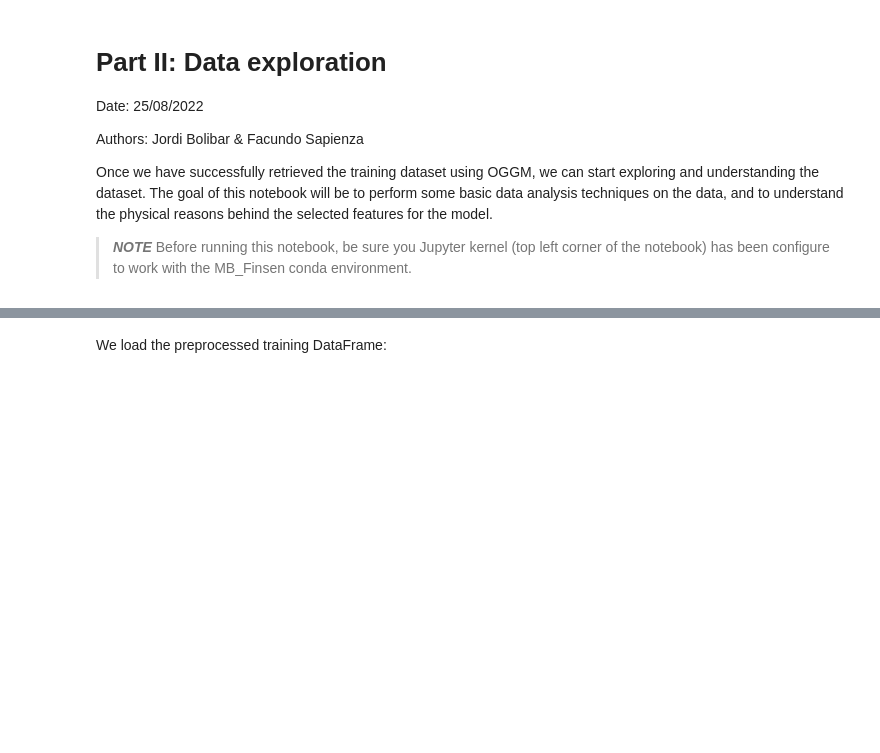
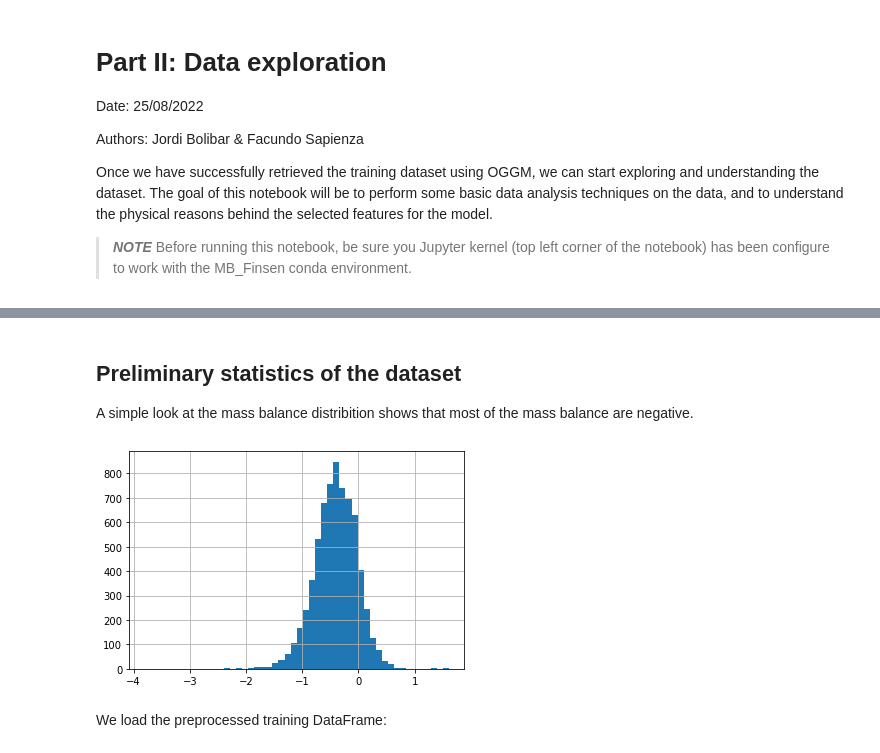
Before and after one commit to Machine-Learning-in-Glaciology-Workshop/Project_MB_Regression, a Jupyter notebook: 2_Data_exploration.ipynb, the cells around one changed output, grey strips where cells are left out. Saved outputs shown, nothing was run; the diff lists cells and outputs as text; code cells hidden in the pictures; blank space fills up the shorter version.

Commit message:
Notebooks merged and fixed

```diff
--- a/2_Data_exploration.ipynb
+++ b/2_Data_exploration.ipynb
@@ -17,0 +19,24 @@ import matplotlib.pyplot as plt
+# %%
+df_target = pd.read_csv('Data/mb_df.csv')
+
+# Restrict to the two target peroids we have for training
+df_target = df_target.replace({'2000-01-01_2010-01-01': '2000-2010',
+                               '2010-01-01_2020-01-01': '2010-2020'})
+df_target = df_target[df_target.period.isin(['2000-2010', '2010-2020'])]
+# We add an unique id to each row to recognized repeited measurements
+df_target['target_id'] = np.arange(0, df_target.shape[0])
+
+# Add hydro year of the target
+dfs = []
+for i in range(10):
+    df_ = df_target.copy()
+    df_['hydro_year'] = np.select([(df_.period=='2000-2010'),
+                                         (df_.period=='2010-2020')],
+                                         [2000+i, 2010+i])
+    dfs.append(df_)
+
+df_target = pd.concat(dfs, axis=0)
+df_target = df_target.set_index(['rgi_id', 'hydro_year'])
+df_target = df_target.sort_values(['rgi_id', 'hydro_year'])
+df_target = df_target[['dmdtda', 'err_dmdtda', 'period','target_id']]
+df_target
@@ -17,0 +60,3 @@ import matplotlib.pyplot as plt
+# %%
+df_features = pd.read_csv('Data/training_df.csv', index_col=['rgi_id', 'hydro_year'])
+df_features
@@ -17,0 +80,10 @@ import matplotlib.pyplot as plt
+# %%
+aggregation = True
+
+df_all = df_features.merge(df_target,
+                           left_on=['rgi_id','hydro_year'],
+                           right_on=['rgi_id','hydro_year']).drop(['RGI_ID'], axis=1)
+
+if aggregation:
+    df_all = df_all.groupby(['rgi_id', 'period']).mean()
+df_all
@@ -18,2 +107,10 @@ import matplotlib.pyplot as plt
+# %% [markdown]
+## Preliminary statistics of the dataset
+
+A simple look at the mass balance distribition shows that most of the mass balance are negative.
+# %%
+df_all['dmdtda'].hist(bins=50);
+# %% [output]
+[figure, added]
 # %% [markdown]
 We load the preprocessed training DataFrame:
```
Also changed, not shown: parts of 10 cells of this notebook, 3 other files.
